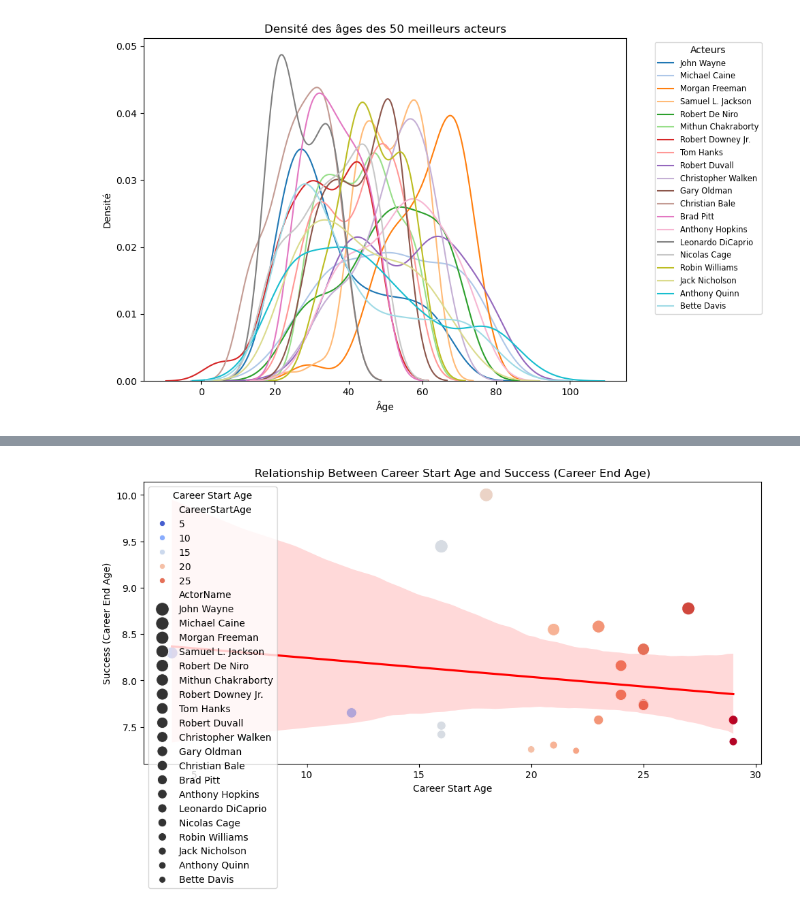
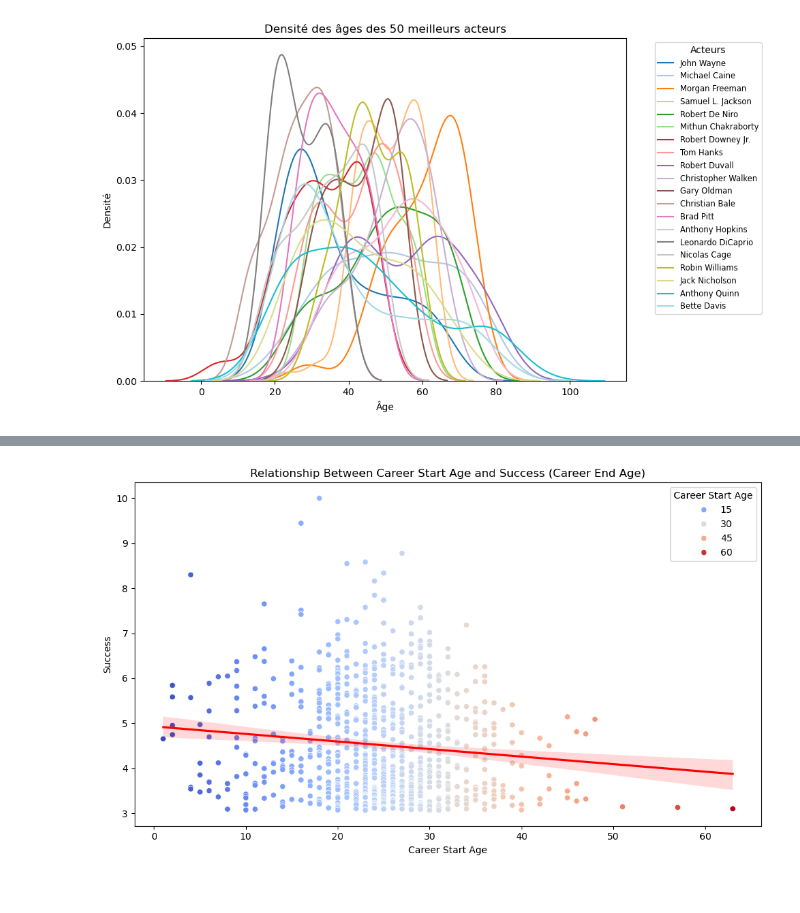
Before and after one commit to epfl-ada/ada-2024-project-arabsdatascientists2024, a Jupyter notebook: hot_encoding_clustering.ipynb, the cells around one changed output, grey strips where cells are left out. Drawn from its saved outputs; the diff is of its cells as text; code cells hidden in the pictures.

```diff
--- a/hot_encoding_clustering.ipynb
+++ b/hot_encoding_clustering.ipynb
@@ -14,7 +14,7 @@ from sklearn.manifold import TSNE
 from sklearn.decomposition import PCA
 from sklearn.preprocessing import StandardScaler
 # %%
-hot_encoded = pd.read_pickle('data/final_actors_19_12_2024_2.pkl')
+hot_encoded = pd.read_pickle('final_actors_19_12_2024_2.pkl')
 # %%
 hot_encoded
 # %% [output]
@@ -544,42 +644,44 @@ import numpy as np
 import matplotlib.pyplot as plt
 import seaborn as sns
 
+top_actors = df_cleaned.nlargest(1000, "Score_PCA_2_scaled")
+
 # Assuming df_cleaned is your preprocessed dataset with CareerStartAge, CareerEndAge, and CareerLength columns
 top_actors["CareerStartAge"] = top_actors["ActorAgeAtRelease"].apply(lambda x: min(x) if isinstance(x, list) and len(x) > 0 else np.nan)
 top_actors["CareerEndAge"] = top_actors["ActorAgeAtRelease"].apply(lambda x: max(x) if isinstance(x, list) and len(x) > 0 else np.nan)
 top_actors["CareerLength"] = top_actors["CareerEndAge"] - top_actors["CareerStartAge"]
-df_cleaned = top_actors[top_actors["CareerStartAge"] >= 0]
-df_cleaned = top_actors[top_actors["CareerEndAge"] >= 0]
-df_cleaned = top_actors[top_actors["CareerLength"] >= 0]
+top_actors = top_actors[top_actors["CareerStartAge"] > 0]
+top_actors = top_actors[top_actors["CareerEndAge"] > 0]
+top_actors = top_actors[top_actors["CareerLength"] > 0]
 
 
 # Scatter plot: Career Start Age vs. Success (Career End Age)
 plt.figure(figsize=(10, 6))
 sns.scatterplot(
     data=top_actors,
     x="CareerStartAge",
     y="Score_PCA_2_scaled",
     hue="CareerStartAge",
     palette="coolwarm",
     sizes=(50, 200)
 )
 
 # Add a regression line
 sns.regplot(
-    data=df_cleaned,
+    data=top_actors,
     x="CareerStartAge",
     y="Score_PCA_2_scaled",
     scatter=False,
     color="red",
     line_kws={"label": "Trend Line"}
 )
 
 # Titles and labels
 plt.title("Relationship Between Career Start Age and Success (Career End Age)")
 plt.xlabel("Career Start Age")
-plt.ylabel("Success (Career End Age)")
+plt.ylabel("Success")
 plt.legend(title="Career Start Age")
 plt.tight_layout()
 plt.show()
 # %% [output]
-[figure, old version]
+[figure, new version]
```
Also changed, not shown: parts of 8 cells of this notebook, 3 other files.
